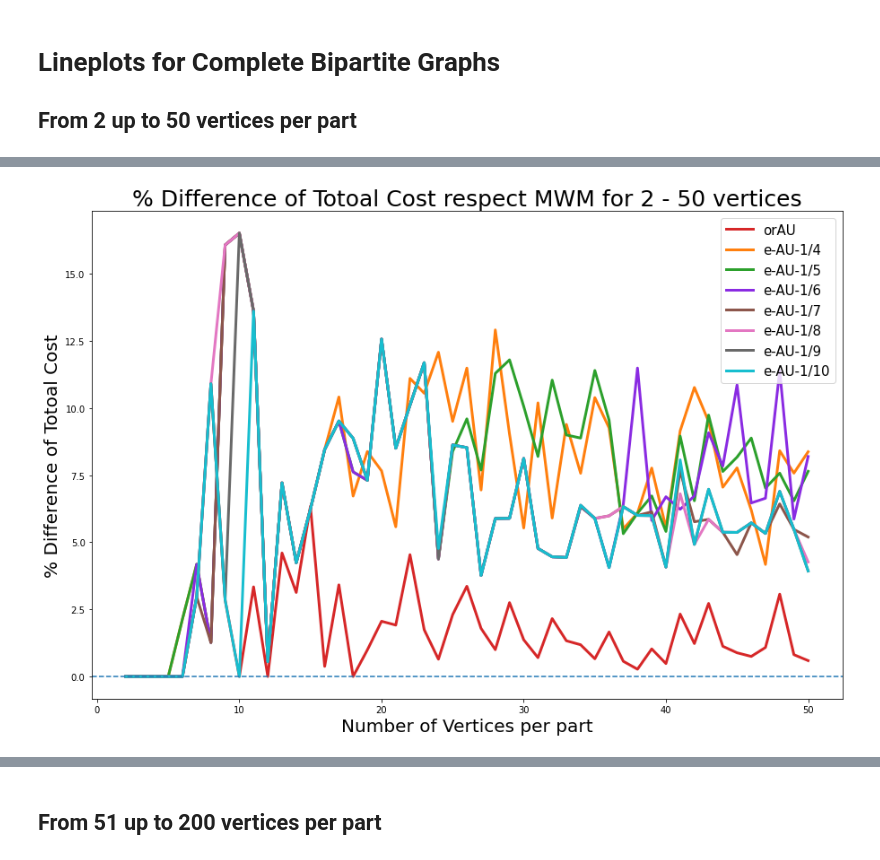
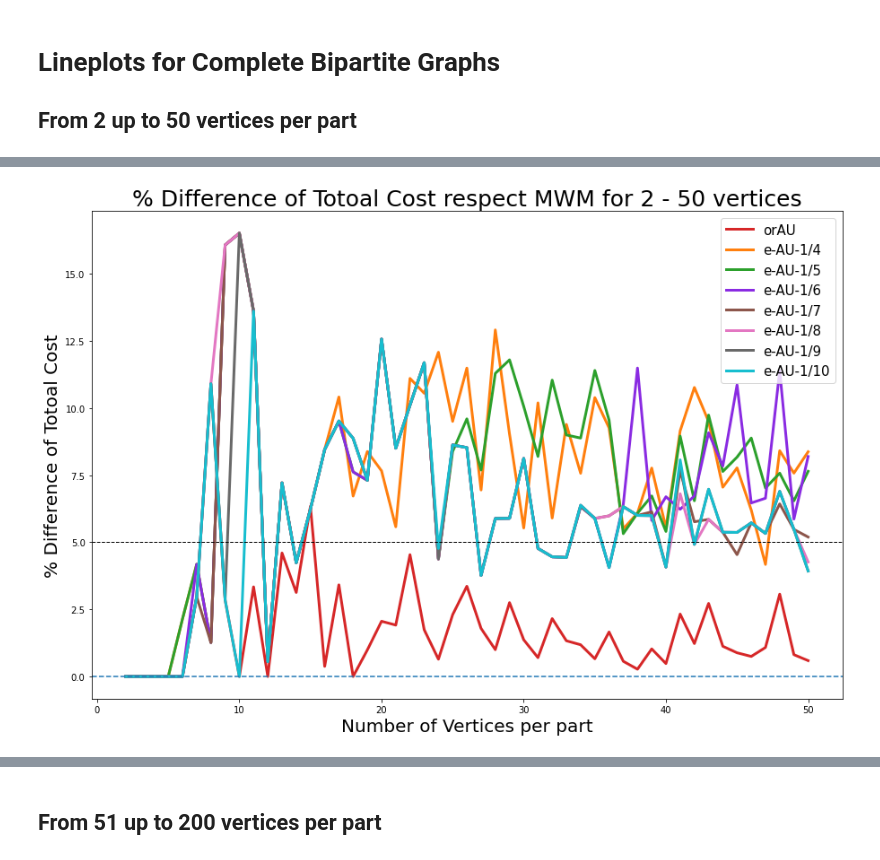
Before and after one commit to zuliani99/MWM_Auction_Comparison, a Jupyter notebook: benchmarck_graphs/AA_benchmark_Complete_Bipartite_graphs.ipynb, the cells around one changed output, grey strips where cells are left out. Drawn from its saved outputs; the diff is of its cells as text; code cells hidden in the pictures.

```diff
--- a/benchmarck_graphs/AA_benchmark_Complete_Bipartite_graphs.ipynb
+++ b/benchmarck_graphs/AA_benchmark_Complete_Bipartite_graphs.ipynb
@@ -41,25 +42,26 @@ plt.show()
 # %%
 plt.figure(figsize=(15,10))
 
 plt.plot(x,(100 - ((100 * df['Total_Cost_orAU']) / df['Total_Cost_MWM'])), label='orAU', color='tab:red', linewidth=3)
 plt.plot(x,(100 - ((100 * df['Total_Cost_eAU_4']) / df['Total_Cost_MWM'])), label='e-AU-1/4', color='tab:orange', linewidth=3)
 plt.plot(x,(100 - ((100 * df['Total_Cost_eAU_5']) / df['Total_Cost_MWM'])), label='e-AU-1/5', color='tab:green', linewidth=3)
 plt.plot(x,(100 - ((100 * df['Total_Cost_eAU_6']) / df['Total_Cost_MWM'])), label='e-AU-1/6', color='blueviolet', linewidth=3)
 plt.plot(x,(100 - ((100 * df['Total_Cost_eAU_7']) / df['Total_Cost_MWM'])), label='e-AU-1/7', color='tab:brown', linewidth=3)
 plt.plot(x,(100 - ((100 * df['Total_Cost_eAU_8']) / df['Total_Cost_MWM'])), label='e-AU-1/8', color='tab:pink', linewidth=3)
 plt.plot(x,(100 - ((100 * df['Total_Cost_eAU_9']) / df['Total_Cost_MWM'])), label='e-AU-1/9', color='dimgray', linewidth=3)
 plt.plot(x,(100 - ((100 * df['Total_Cost_eAU_10']) / df['Total_Cost_MWM'])), label='e-AU-1/10', color='tab:cyan', linewidth=3)
 plt.axhline(y=0, linestyle='dashed')
+plt.axhline(y=5.0, linestyle='dashed', linewidth=1, color='black')
 
 plt.legend(loc=1, prop={'size': 15})
 
 plt.ylabel('% Difference of Totoal Cost', fontsize=20)
 plt.xlabel('Number of Vertices per part', fontsize=20)
 plt.title('% Difference of Totoal Cost respect MWM' + title_vertices, fontsize=25)
 
 plt.show()
 # %% [output]
-[figure, old version]
+[figure, new version]
 # %%
 plt.figure(figsize=(15,10))
 
```
Also changed, not shown: parts of 8 cells of this notebook, 12 other files.
